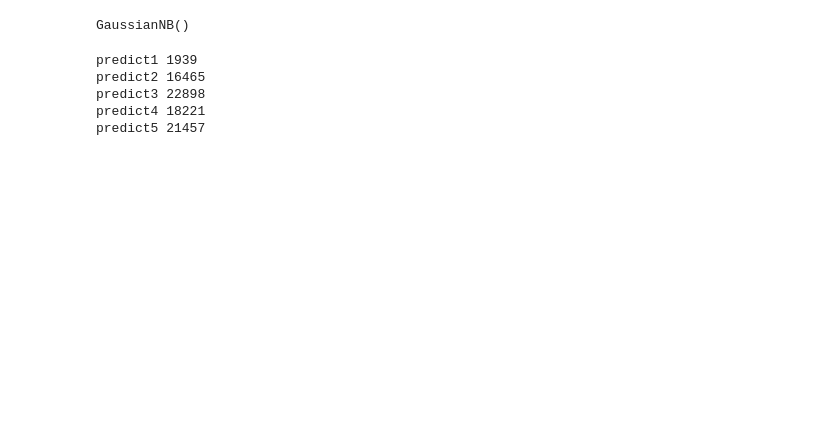
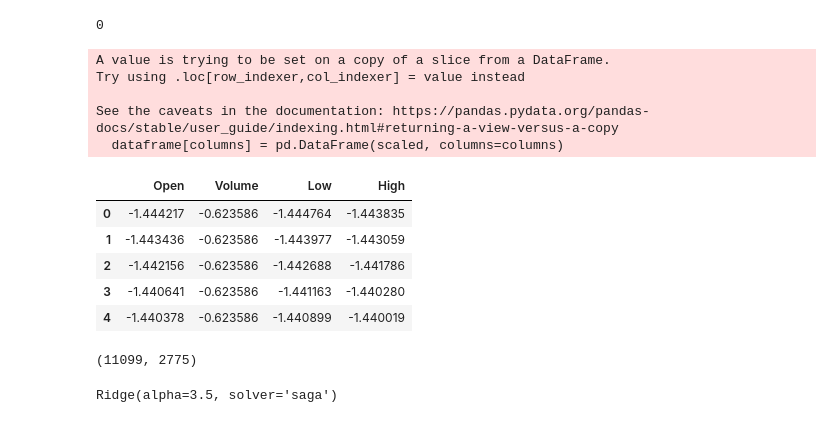
Before and after one commit to L-390/StockMarketPredictions, a Jupyter notebook: evaluation.ipynb, the cells around one changed output. Drawn from its saved outputs; the diff is of its cells as text; code cells hidden in the pictures; blank space fills up the shorter version.

Commit message:
finalize objects

```diff
--- a/evaluation.ipynb
+++ b/evaluation.ipynb
@@ -0,0 +1,7 @@
+# %%
+import os
+import pandas as pd
+
+stockData = pd.read_csv(os.path.join("datasets/", "DataSet_Excel_Cleaned_final.csv"))
+
+stockData.head(10)
@@ -0,0 +20,4 @@
+# %%
+stockData.drop(["Adj Close"], axis=1, inplace=True)
+
+stockData.head(10)
@@ -0,0 +36,12 @@
+# %%
+from sklearn.impute import SimpleImputer
+
+import numpy as np
+
+si = SimpleImputer(missing_values=np.nan, strategy='most_frequent')
+si.fit(stockData)
+stockData_ = si.transform(stockData)
+stockData = pd.DataFrame(stockData_, columns=stockData.columns)
+len(stockData[stockData.isna().any(axis=1)])
+# %% [output]
+0
@@ -1,7 +52,41 @@
+# %%
+from sklearn import preprocessing
+
+standard_scaler = preprocessing.StandardScaler().fit(X[["Open", "Volume", "Low", "High"]])
+
+def scale(dataframe, columns, scaler):
+    scaled = scaler.transform(dataframe[columns])
+    dataframe[columns] = pd.DataFrame(scaled, columns=columns)
+    return dataframe
+
+X = scale(X, ["Open", "Volume", "Low", "High"], standard_scaler)
+X.head()
+# %% [output]
+A value is trying to be set on a copy of a slice from a DataFrame.
+Try using .loc[row_indexer,col_indexer] = value instead
+
+See the caveats in the documentation: https://pandas.pydata.org/pandas-docs/stable/user_guide/indexing.html#returning-a-view-versus-a-copy
+  dataframe[columns] = pd.DataFrame(scaled, columns=columns)
+|  | Open | Volume | Low | High |
+| 0 | -1.444217 | -0.623586 | -1.444764 | -1.443835 |
+| 1 | -1.443436 | -0.623586 | -1.443977 | -1.443059 |
+| 2 | -1.442156 | -0.623586 | -1.442688 | -1.441786 |
+| 3 | -1.440641 | -0.623586 | -1.441163 | -1.440280 |
+| 4 | -1.440378 | -0.623586 | -1.440899 | -1.440019 |
+# %%
+from sklearn.model_selection import train_test_split
+
+X_train, X_test, Y_train, Y_test = train_test_split(
+   X, Y, test_size = 0.2, random_state = 42
+)
+
+len(X_train), len(X_test)
+# %% [output]
+(11099, 2775)
 # %%
 import joblib
-joblib.dump(algorithms["Naive Bayes"], 'stockmarket.joblib')
+
 best_model = joblib.load('stockmarket.joblib')
 best_model
 # %% [output]
-GaussianNB()
+Ridge(alpha=3.5, solver='saga')
@@ -20,10 +92,0 @@ predict4 = scale(predict4, ["Open", "Volume", "Low", "High"], standard_scaler)
-# %%
-predictions = best_model.predict(pd.concat([predict1, predict2, predict3, predict4]))
-for values, prediction in zip(["predict1", "predict2", "predict3", "predict4"], predictions):
-    print(f"{values} {prediction}")
-# %% [output]
-predict1 1939
-predict2 16465
-predict3 22898
-predict4 18221
-predict5 21457
```
Also changed, not shown: parts of 13 cells of this notebook, 2 other files.
